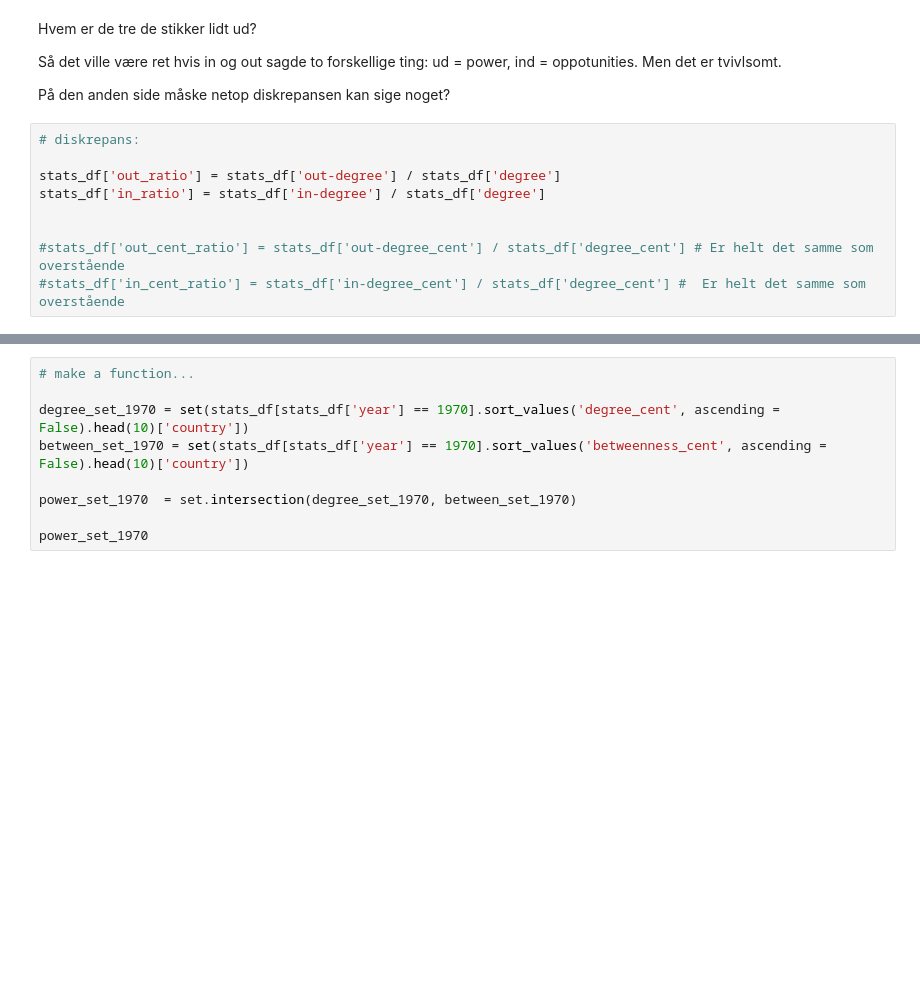
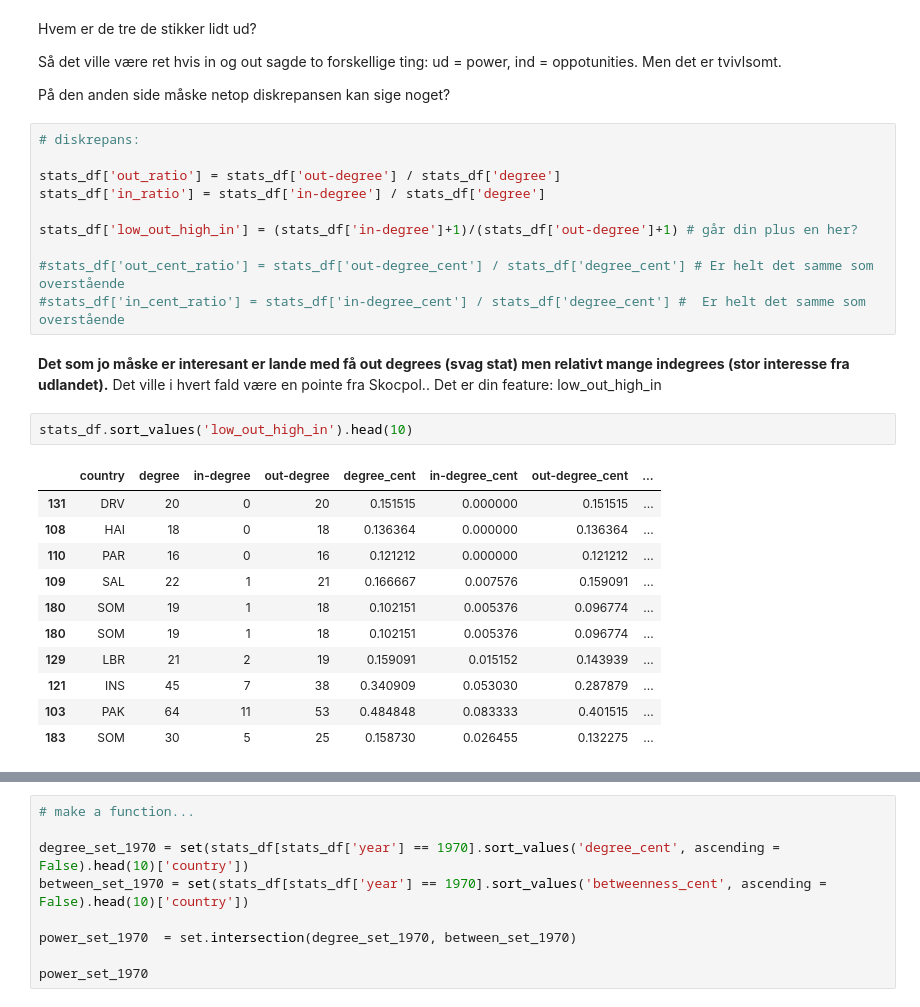
Before and after one commit to Polichinel/SNA, a Jupyter notebook: main_py.ipynb, the cells around one changed output, grey strips where cells are left out. Saved outputs shown, nothing was run; the diff lists cells and outputs as text; blank space fills up the shorter version.

```diff
--- a/main_py.ipynb
+++ b/main_py.ipynb
@@ -514,6 +512,25 @@ På den anden side måske netop diskrepansen kan sige noget?
 stats_df['out_ratio'] = stats_df['out-degree'] / stats_df['degree']
 stats_df['in_ratio'] = stats_df['in-degree'] / stats_df['degree']
 
+stats_df['low_out_high_in'] = (stats_df['in-degree']+1)/(stats_df['out-degree']+1) # går din plus en her?
 
 #stats_df['out_cent_ratio'] = stats_df['out-degree_cent'] / stats_df['degree_cent'] # Er helt det samme som overstående
 #stats_df['in_cent_ratio'] = stats_df['in-degree_cent'] / stats_df['degree_cent'] #  Er helt det samme som overstående
+# %% [markdown]
+**Det som jo måske er interesant er lande med få out degrees (svag stat) men relativt mange indegrees (stor interesse fra udlandet).**
+Det ville i hvert fald være en pointe fra Skocpol..
+Det er din feature: low_out_high_in
+# %%
+stats_df.sort_values('low_out_high_in').head(10)
+# %% [output]
+|  | country | degree | in-degree | out-degree | degree_cent | in-degree_cent | out-degree_cent | ... |
+| 131 | DRV | 20 | 0 | 20 | 0.151515 | 0.000000 | 0.151515 | ... |
+| 108 | HAI | 18 | 0 | 18 | 0.136364 | 0.000000 | 0.136364 | ... |
+| 110 | PAR | 16 | 0 | 16 | 0.121212 | 0.000000 | 0.121212 | ... |
+| 109 | SAL | 22 | 1 | 21 | 0.166667 | 0.007576 | 0.159091 | ... |
+| 180 | SOM | 19 | 1 | 18 | 0.102151 | 0.005376 | 0.096774 | ... |
+| 180 | SOM | 19 | 1 | 18 | 0.102151 | 0.005376 | 0.096774 | ... |
+| 129 | LBR | 21 | 2 | 19 | 0.159091 | 0.015152 | 0.143939 | ... |
+| 121 | INS | 45 | 7 | 38 | 0.340909 | 0.053030 | 0.287879 | ... |
+| 103 | PAK | 64 | 11 | 53 | 0.484848 | 0.083333 | 0.401515 | ... |
+| 183 | SOM | 30 | 5 | 25 | 0.158730 | 0.026455 | 0.132275 | ... |
```
Also changed, not shown: parts of 5 cells of this notebook.
